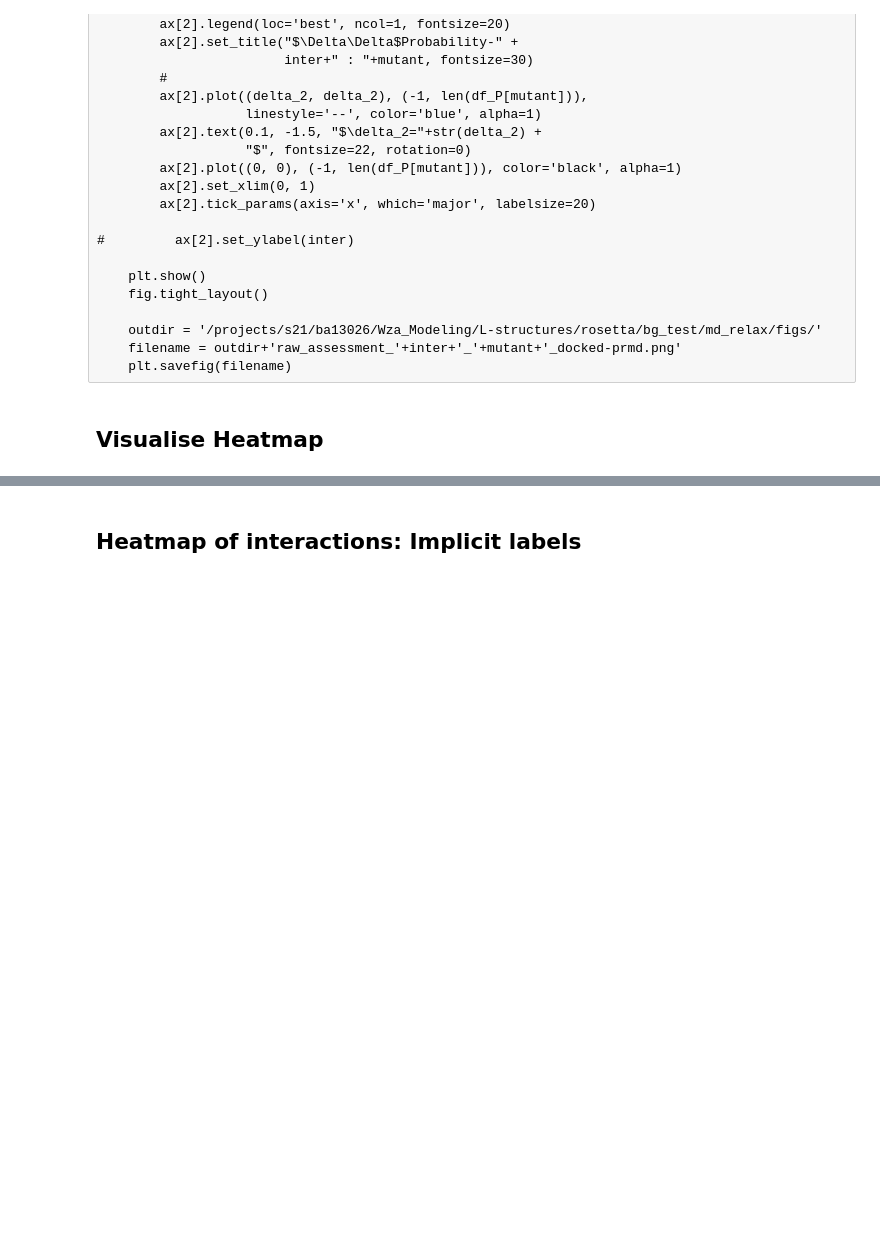
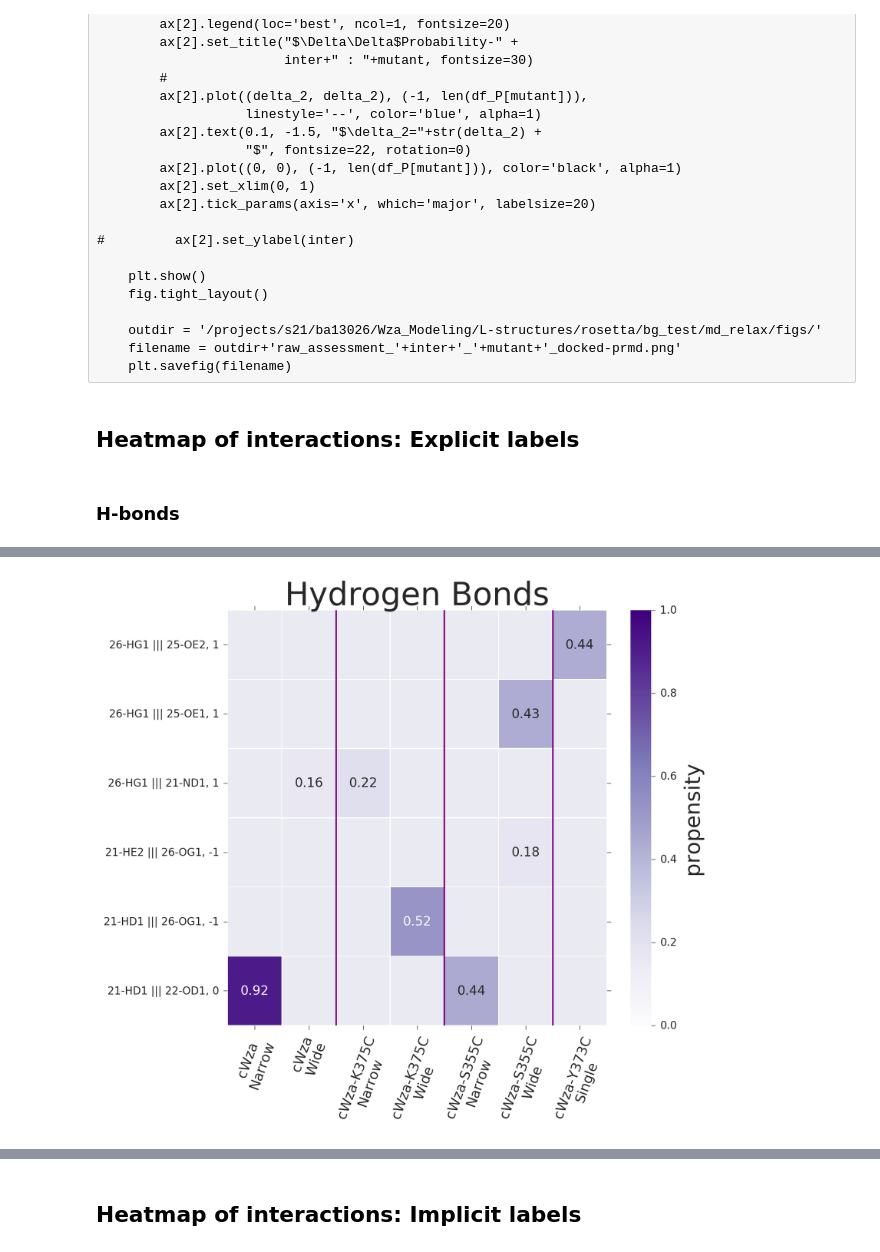
Before and after one commit to broncio123/phd-notebooks, a Jupyter notebook: Analyses/Systematic Identification of Representative Peptide-Peptide Interactions.ipynb, the cells around one changed output, grey strips where cells are left out. Drawn from its saved outputs; the diff is of its cells as text; code cells hidden in the pictures; blank space fills up the shorter version.

Commit message:
Made heatmap with explicit labels for interactions

```diff
--- a/Analyses/Systematic Identification of Representative Peptide-Peptide Interactions.ipynb
+++ b/Analyses/Systematic Identification of Representative Peptide-Peptide Interactions.ipynb
@@ -1557,8 +1557,10 @@ for mutant in mutant_names:
     outdir = '/projects/s21/ba13026/Wza_Modeling/L-structures/rosetta/bg_test/md_relax/figs/'
     filename = outdir+'raw_assessment_'+inter+'_'+mutant+'_docked-prmd.png'
     plt.savefig(filename)
-# %% [markdown]
-## Visualise Heatmap
+# %% [markdown]
+## Heatmap of interactions: Explicit labels
+# %% [markdown]
+### H-bonds
 # %%
 from itertools import permutations
 from operator import itemgetter
@@ -1723,24 +1725,55 @@ for mutant in mutant_names:
         assessment[mutant+':'+C_x] = df_P[mutant][C_x +
                                                   ':docked'].values * assessment[mutant+':'+C_x].values
 ###############################################
-fig, ax = plt.subplots(1, 1, figsize=(8, 7))
+fig, ax = plt.subplots(1,1,figsize=(8,7),dpi=200)
 
 df = assessment
 df = df[(df.T != 0).any()]
+#########################################
+# Modify for X and Y axes labels
+#########################################
+raw_names_new = ['hbond-'+str(i+1) for i in range(len(df.index))]
+raw_names_new.reverse()
+
+column_names_new = []
+for i in range(7):
+    mutant, conf = df.columns[i].split(':')
+    if mutant != 'cWza-Y373C':
+        if conf == 'C0':
+            conf_new = 'Narrow'
+        elif conf == 'C1':
+            conf_new = 'Wide'
+    else:
+        conf_new = 'Single'
+
+    column_names_new.append("\n".join([mutant, conf_new]))
+###############################################
+data = df.iloc[::-1]
 
 sns.heatmap(
-    df.iloc[::-1],
+    data,
     cmap='Purples',
     linewidths=0.5,
     linecolor='white',
+    annot=True,
+    annot_kws={"size": 12},
     cbar=True,
     cbar_kws={"label": "propensity"},
     vmin=0,
     vmax=1,
+    mask= data <= 0.01,
     ax=ax
 )
 
-ax.set_title(inter, fontsize=30)
+ax.set_title('Hydrogen Bonds', fontsize=30)
+ax.figure.axes[-1].yaxis.label.set_size(20)
+
+ax.set_xticklabels(column_names_new,fontsize=13,rotation=70)
+# ax.set_yticklabels (raw_names_new,fontsize=13,rotation=0)
+
+
+for i in range(1,4):
+    ax.plot((2*i,2*i),(0,6),color='purple',linewidth=1.5)
 
 plt.show()
 fig.tight_layout()
@@ -1749,0 +1781 @@ fig.tight_layout()
+[figure, added]
```
Also changed, not shown: parts of 3 cells of this notebook.
